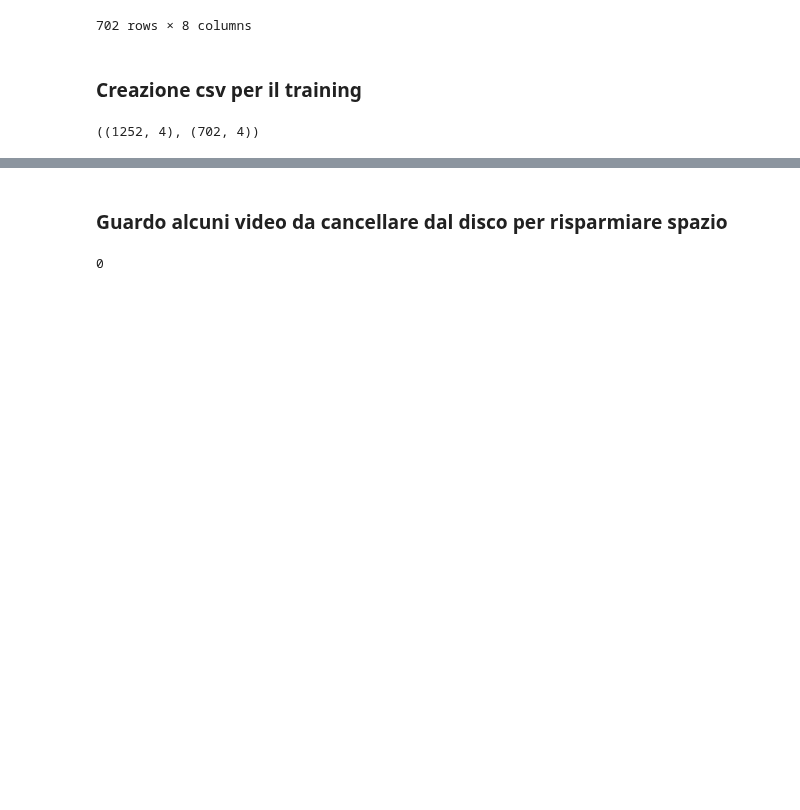
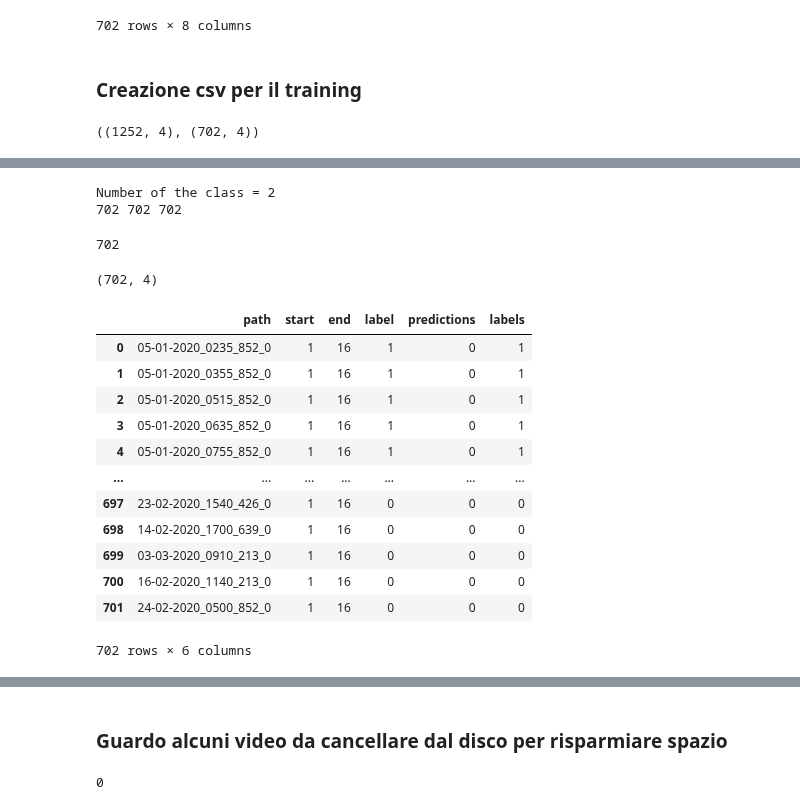
Before and after one commit to dandarm/VideoMAEv2, a Jupyter notebook: Build_dataset_videoMAE.ipynb, the cells around one changed output, grey strips where cells are left out. Drawn from its saved outputs; the diff is of its cells as text; code cells hidden in the pictures; blank space fills up the shorter version.

```diff
--- a/Build_dataset_videoMAE.ipynb
+++ b/Build_dataset_videoMAE.ipynb
@@ -374,0 +414,4 @@ df_dataset_csv_test.to_csv("./val_supervised.csv", index=False)
+# %%
+val_dataset = pd.read_csv('val_supervised_oggi2.csv')
+val_dataset.path = val_dataset.path.str.split('/').str.get(-1)
+val_dataset
@@ -374,0 +438,49 @@ df_dataset_csv_test.to_csv("./val_supervised.csv", index=False)
+# %%
+
+
+args = prepare_finetuning_args()
+
+##### prende da val_supervised.csv
+dataset_val, _ = build_dataset(is_train=False, test_mode=False, args=args)
+
+data_loader_val = DataLoader(
+    dataset_val,
+    batch_size=args.batch_size,
+    shuffle=True,         # Per estrarre sample casuali
+    num_workers=args.num_workers,
+    pin_memory=args.pin_mem,
+    drop_last=False
+)
+
+get_prediction = False
+
+all_paths, all_preds, all_labels = get_only_labels(data_loader_val)
+print(len(all_paths), len(all_preds), len(all_labels))
+df_predictions = create_df_predictions(all_paths, all_preds, all_labels)
+df_predictions.shape[0]
+# %% [output]
+Number of the class = 2
+702 702 702
+702
+# %%
+df_p = pd.DataFrame(all_paths, columns=['path'])
+df_p.path = df_p.path.str.split('/').str.get(-1)
+print(df_p.merge(val_dataset, on='path').shape)
+
+val_dataset.merge(df_predictions, on='path')
+# -> fin quì TORNA
+# %% [output]
+(702, 4)
+|  | path | start | end | label | predictions | labels |
+| 0 | 05-01-2020_0235_852_0 | 1 | 16 | 1 | 0 | 1 |
+| 1 | 05-01-2020_0355_852_0 | 1 | 16 | 1 | 0 | 1 |
+| 2 | 05-01-2020_0515_852_0 | 1 | 16 | 1 | 0 | 1 |
+| 3 | 05-01-2020_0635_852_0 | 1 | 16 | 1 | 0 | 1 |
+| 4 | 05-01-2020_0755_852_0 | 1 | 16 | 1 | 0 | 1 |
+| ... | ... | ... | ... | ... | ... | ... |
+| 697 | 23-02-2020_1540_426_0 | 1 | 16 | 0 | 0 | 0 |
+| 698 | 14-02-2020_1700_639_0 | 1 | 16 | 0 | 0 | 0 |
+| 699 | 03-03-2020_0910_213_0 | 1 | 16 | 0 | 0 | 0 |
+| 700 | 16-02-2020_1140_213_0 | 1 | 16 | 0 | 0 | 0 |
+| 701 | 24-02-2020_0500_852_0 | 1 | 16 | 0 | 0 | 0 |
+702 rows × 6 columns
```
Also changed, not shown: parts of 25 cells of this notebook, 13 other files.
